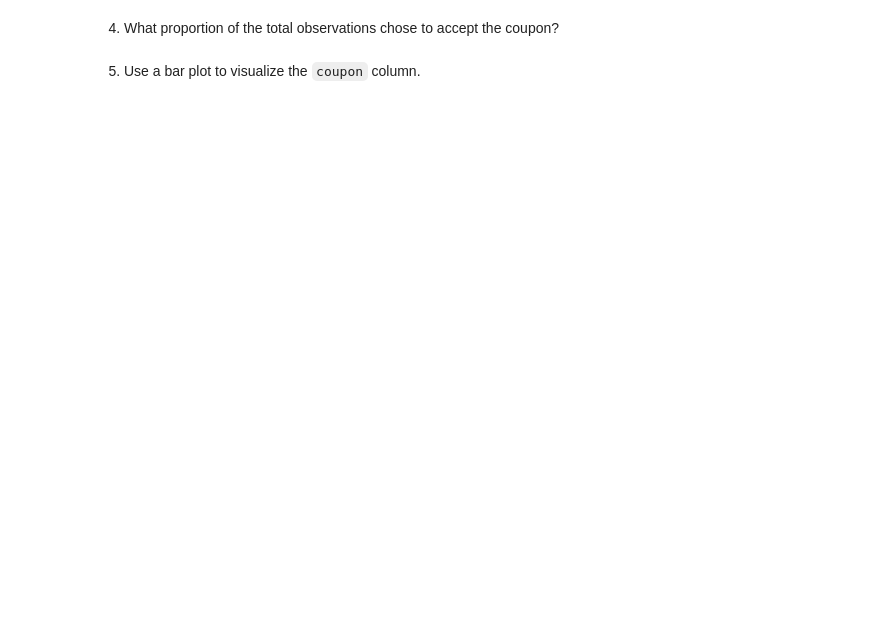
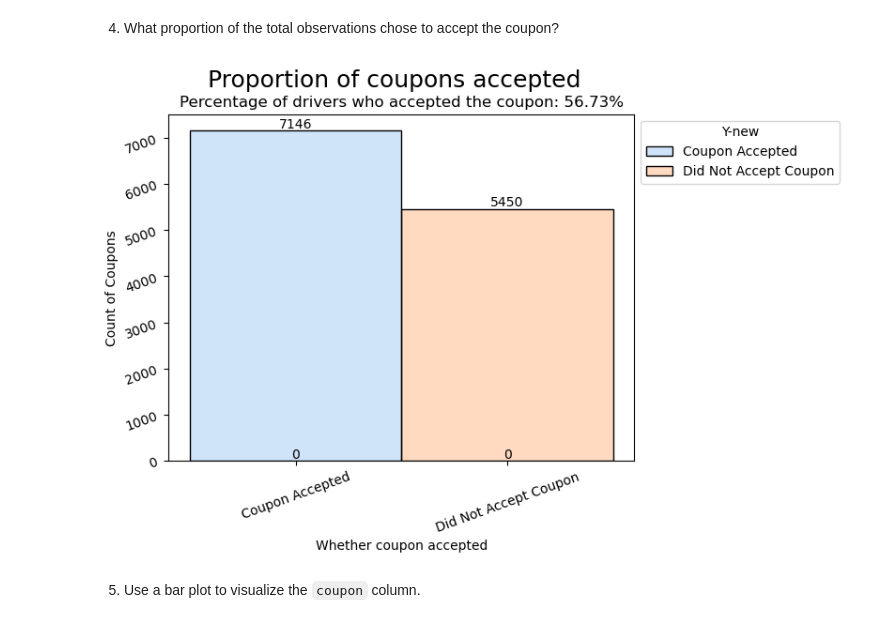
Before and after one commit to mgk2014/PCMLAI, a Jupyter notebook: coupons.ipynb, the cells around one changed output. Saved outputs shown, nothing was run; the diff lists cells and outputs as text; code cells hidden in the pictures; blank space fills up the shorter version.

```diff
--- a/coupons.ipynb
+++ b/coupons.ipynb
@@ -154,4 +150,43 @@ clean_data.sample(2)
+# %%
+# Helper function to create seaborn plots that share the same appearance attributes
+#   such as: heading, title, x-y labels, and placement of the legend
+#
+def render_plot(ax, heading, subtitle, xlabel, ylabel, rotation=20):
+
+    plt.suptitle(heading, fontsize = 18)                        # main heading of the plot
+    plt.title(subtitle, fontsize = 12)                          # sub title of the plot
+    ax.set(xlabel=xlabel, ylabel=ylabel)                        # x and y labels
+
+    for i in ax.containers:
+        ax.bar_label(i,)                                        # display values on bars
+
+    #ax.set_xticklabels(ax.get_xticklabels(), fontsize=8)
+
+    for patch in ax.patches:                                    # remove bars that do not have any values
+        if patch.get_height() == 0:
+            patch.set_visible(False)
+
+    if ax.get_legend():                                         # if legend is present, set the location to upper right
+        sns.move_legend(ax, "upper left", bbox_to_anchor=(1,1))
+
+    ax.tick_params(rotation=rotation)                           # rotate the labels
+# %%
+sns.set_palette('pastel')
 # %% [markdown]
 4. What proportion of the total observations chose to accept the coupon?
+# %%
+ax = sns.histplot(clean_data, x= 'Y-new', hue='Y-new', bins=2)
+
+proportion_accepted_coupon = (len(clean_data[clean_data['Y']==1])/len(clean_data)) * 100
+proportion_accepted_coupon = format(proportion_accepted_coupon, ".2f")
+
+heading = 'Proportion of coupons accepted'
+subtitle = "Percentage of drivers who accepted the coupon: " + proportion_accepted_coupon + "%"
+
+render_plot(ax, heading = heading, subtitle = subtitle,
+            xlabel = 'Whether coupon accepted',
+            ylabel = 'Count of Coupons')
+# %% [output]
+[figure, added]
 # %% [markdown]
 5. Use a bar plot to visualize the `coupon` column.
```
Also changed, not shown: parts of 11 cells of this notebook.
